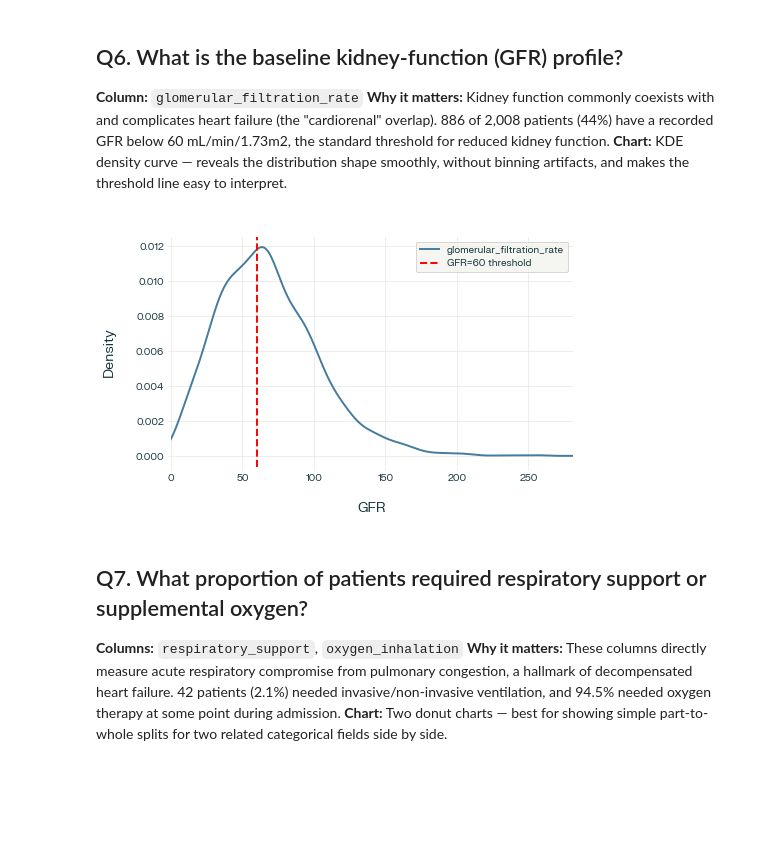
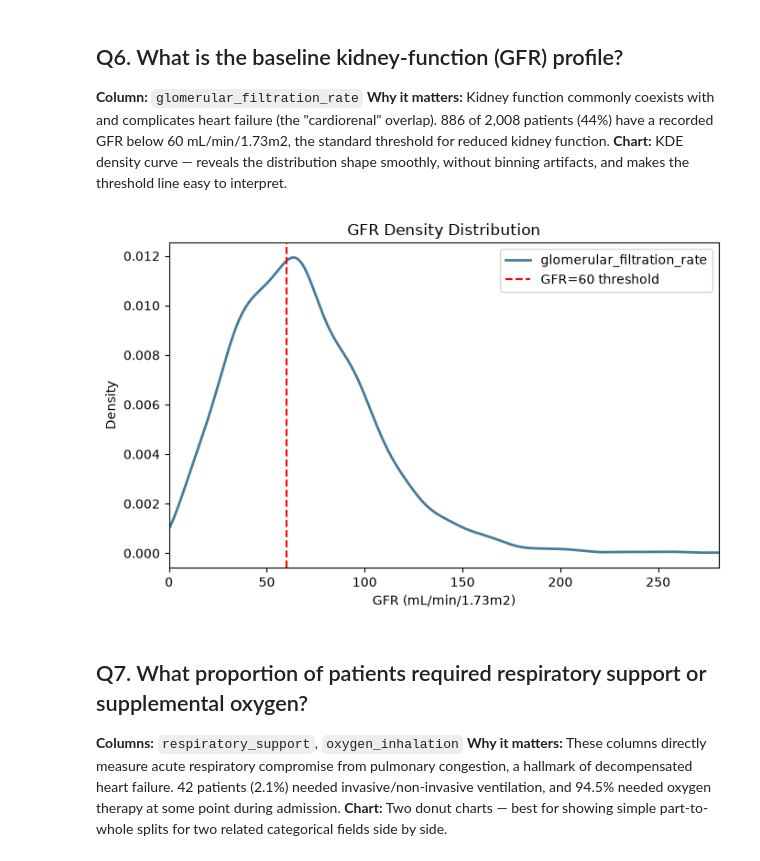
Before and after one commit to preethi19mit/8_PythonNinjas_Python-Hackathon_SEP2026, a Jupyter notebook: 8_Python_Ninjas_2.Descriptive.ipynb, the cells around one changed output. Saved outputs shown, nothing was run; the diff lists cells and outputs as text; code cells hidden in the pictures; blank space fills up the shorter version.

```diff
--- a/8_Python_Ninjas_2.Descriptive.ipynb
+++ b/8_Python_Ninjas_2.Descriptive.ipynb
@@ -5,4 +5,8 @@ Dataset: `8_Python_Ninjas_cleaned_data-1.csv` (2,008 patients, 192 columns)
 
 Each question states the column chosen, why it matters clinically, the code, and a non-bar/non-histogram chart (donut, lollipop, funnel, violin, boxplot, KDE, or line/area) selected to best fit that data type.
 # %%
-import pandas as pdimport matplotlib.pyplot as pltdf = pd.read_csv("8_Python_Ninjas_cleaned_data-1.csv")print(f"Patients: {len(df):,}   Columns: {df.shape[1]}")
+import pandas as pd
+import matplotlib.pyplot as plt
+
+df = pd.read_csv("8_Python_Ninjas_cleaned_data.csv")
+print(f"Patients: {len(df):,}   Columns: {df.shape[1]}")
@@ -57,9 +108,17 @@ bnp = df['brain_natriuretic_peptide']fig, ax = plt.subplots(figsize=(5,4.5))ax.b
 **Why it matters:** Kidney function commonly coexists with and complicates heart failure (the "cardiorenal" overlap). 886 of 2,008 patients (44%) have a recorded GFR below 60 mL/min/1.73m2, the standard threshold for reduced kidney function.
 **Chart:** KDE density curve — reveals the distribution shape smoothly, without binning artifacts, and makes the threshold line easy to interpret.
 # %%
-gfr = df['glomerular_filtration_rate'].dropna()fig, ax = plt.subplots(figsize=(7,4.5))gfr.plot(kind='kde', ax=ax, color='#457B9D', linewidth=2)ax.axvline(60, color='red', ls='--', label='GFR=60 threshold')ax.set_title('GFR Density Distribution'); ax.set_xlabel('GFR (mL/min/1.73m2)')ax.set_xlim(0, gfr.max())ax.legend()plt.tight_layout(); plt.show()
+gfr = df['glomerular_filtration_rate'].dropna()
+
+fig, ax = plt.subplots(figsize=(7,4.5))
+gfr.plot(kind='kde', ax=ax, color='#457B9D', linewidth=2)
+ax.axvline(60, color='red', ls='--', label='GFR=60 threshold')
+ax.set_title('GFR Density Distribution'); ax.set_xlabel('GFR (mL/min/1.73m2)')
+ax.set_xlim(0, gfr.max())
+ax.legend()
+plt.tight_layout(); plt.show()
 # %% [output]
-[figure, old version]
+[figure, new version]
 # %% [markdown]
 ## Q7. What proportion of patients required respiratory support or supplemental oxygen?
 **Columns:** `respiratory_support`, `oxygen_inhalation`
```
Also changed, not shown: parts of 11 cells of this notebook, 3 other files.
